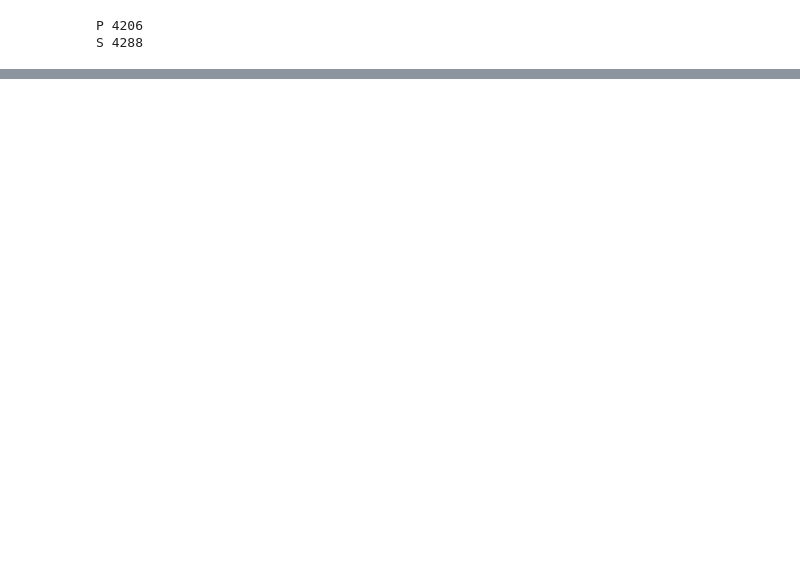
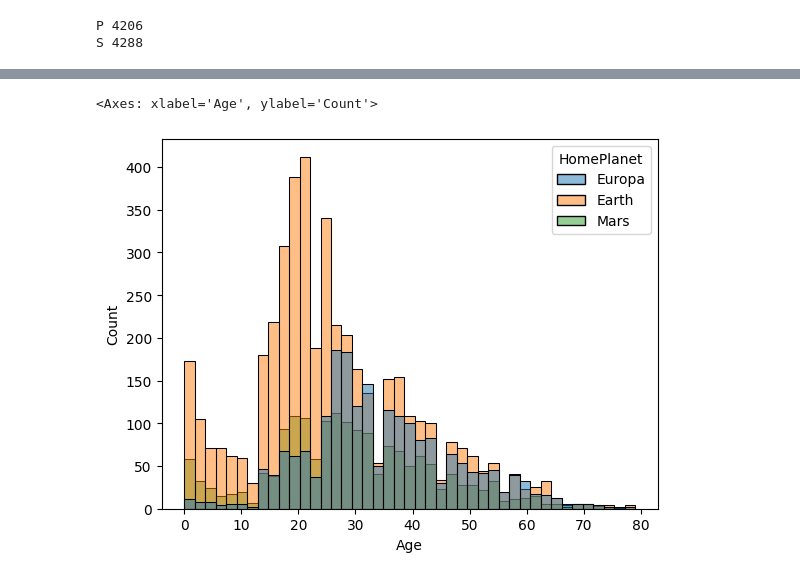
Before and after one commit to YoshiLeLama/projet-ml, a Jupyter notebook: data_analysis.ipynb, the cells around one changed output, grey strips where cells are left out. Cells and saved outputs as stored; diff of their text form; code cells hidden in the pictures; blank space fills up the shorter version.

```diff
--- a/data_analysis.ipynb
+++ b/data_analysis.ipynb
@@ -247,3 +204,5 @@ T 55 Cancri e 0
+# %%
+dataset['ShoppingMall'] = np.log(1+dataset['ShoppingMall'])
 # %%
 exp_feats = ['RoomService', 'FoodCourt', 'ShoppingMall', 'Spa', 'VRDeck']
 dataset['Expenditure'] = dataset[exp_feats].sum(axis=1)
@@ -254,3 +213,9 @@ for side in ['P', 'S']:
 # %% [output]
 P 4206
 S 4288
+# %%
+dataset['Expenditure'] = np.log(1+dataset['Expenditure'])
+# %%
+dataset['RoomService'] = np.log(1+dataset['RoomService'])
+# %%
+dataset['Spa'] = np.log(1+dataset['Spa'])
@@ -256,0 +242,5 @@ S 4288
+# %%
+sns.histplot(data=dataset, x='Age', hue='HomePlanet')
+# %% [output]
+<Axes: xlabel='Age', ylabel='Count'>
+[figure, added]
```
Also changed, not shown: parts of 6 cells of this notebook, 1 other file.
